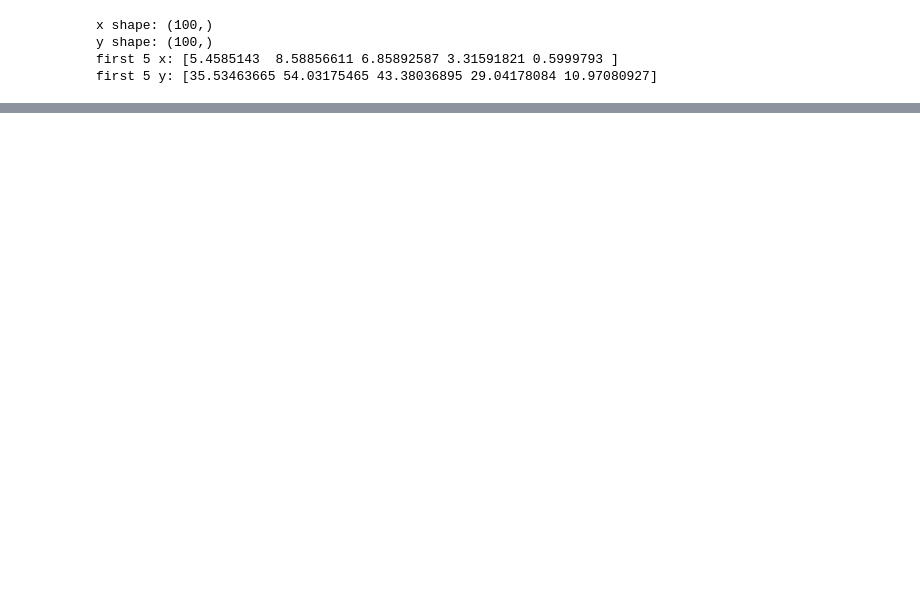
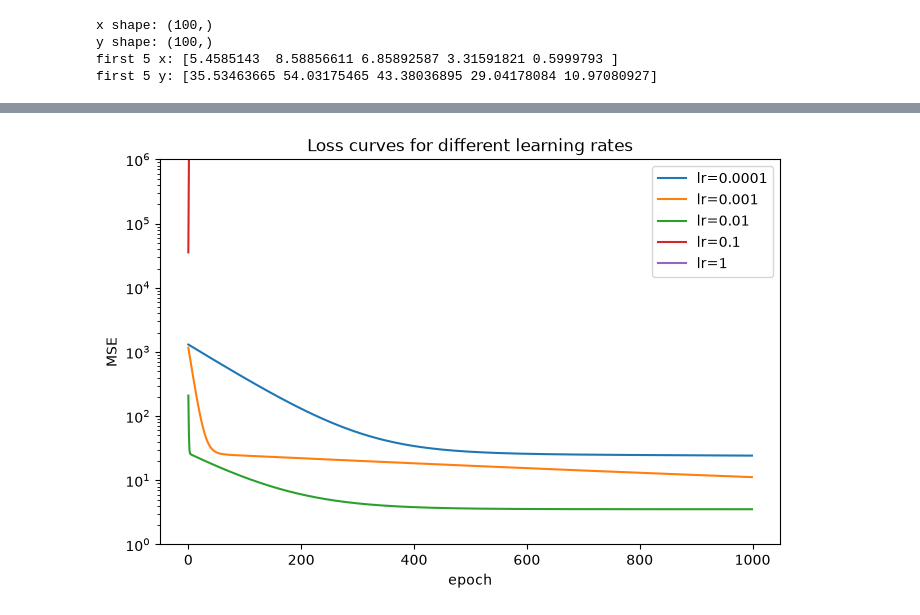
Before and after one commit to travella08/ml-from-scratch, a Jupyter notebook: 01-linear-regression/experiments.ipynb, the cells around one changed output, grey strips where cells are left out. Cells and saved outputs as stored; diff of their text form; code cells hidden in the pictures; blank space fills up the shorter version.

```diff
--- a/01-linear-regression/experiments.ipynb
+++ b/01-linear-regression/experiments.ipynb
@@ -35,0 +78,17 @@ plt.show()
+# %%
+plt.figure(figsize=(8,5))
+plt.xlabel("epoch")
+plt.ylabel("MSE")
+plt.yscale("log")
+plt.ylim(1, 1e6)
+learning_rates = 10**np.linspace(-4, 0, 5)
+for rate in learning_rates:
+    temp_w, temp_b, loss = train(x, y, lr = rate, epochs=1000)
+
+    plt.plot(loss, label=f"lr={rate:g}")
+plt.title("Loss curves for different learning rates")
+plt.legend()
+plt.savefig("assets/lr_comparison.png", dpi=150, bbox_inches="tight")
+plt.show()
+# %% [output]
+[figure, added]
```
Also changed, not shown: parts of 9 cells of this notebook, 2 other files.
